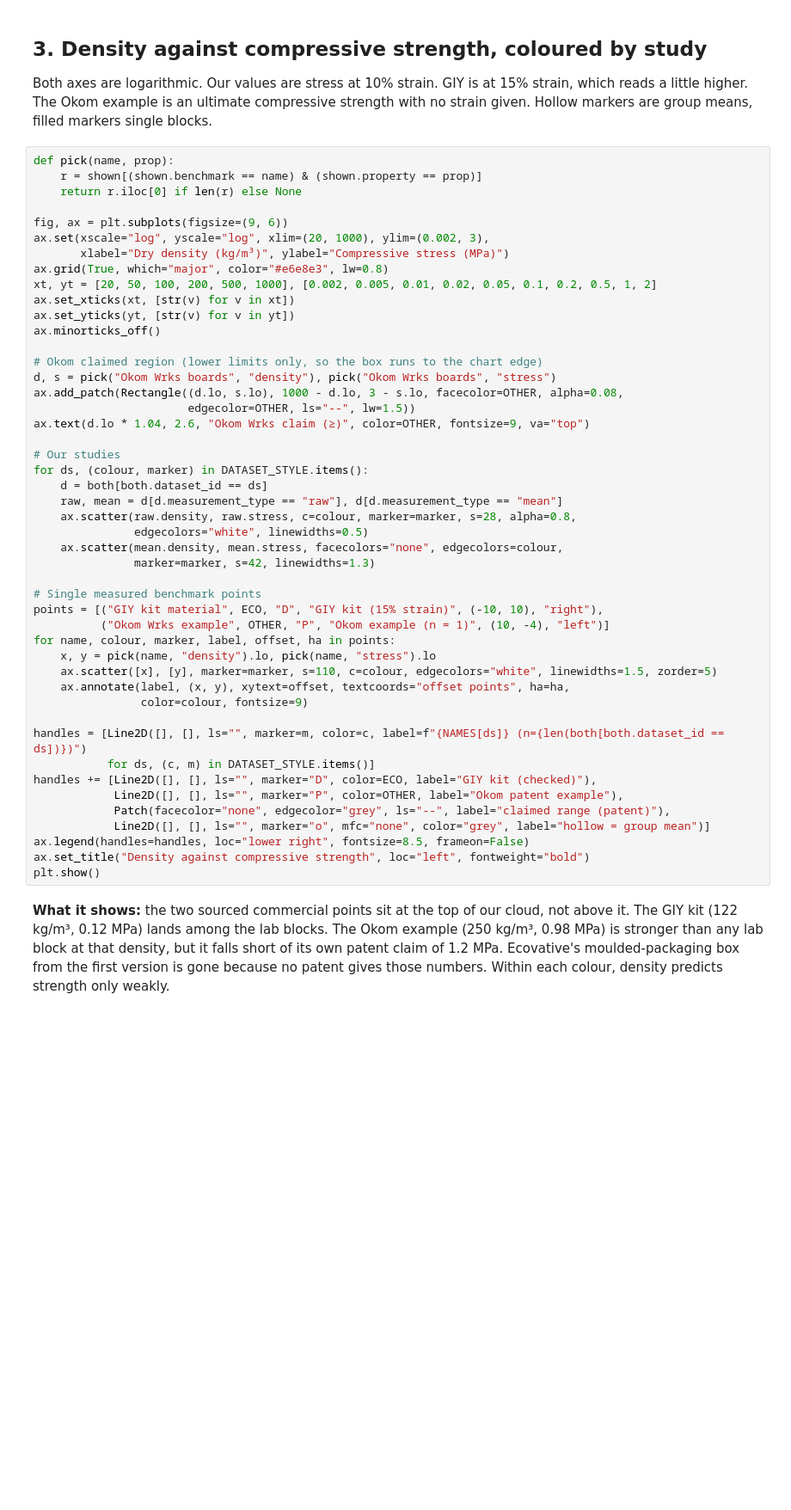
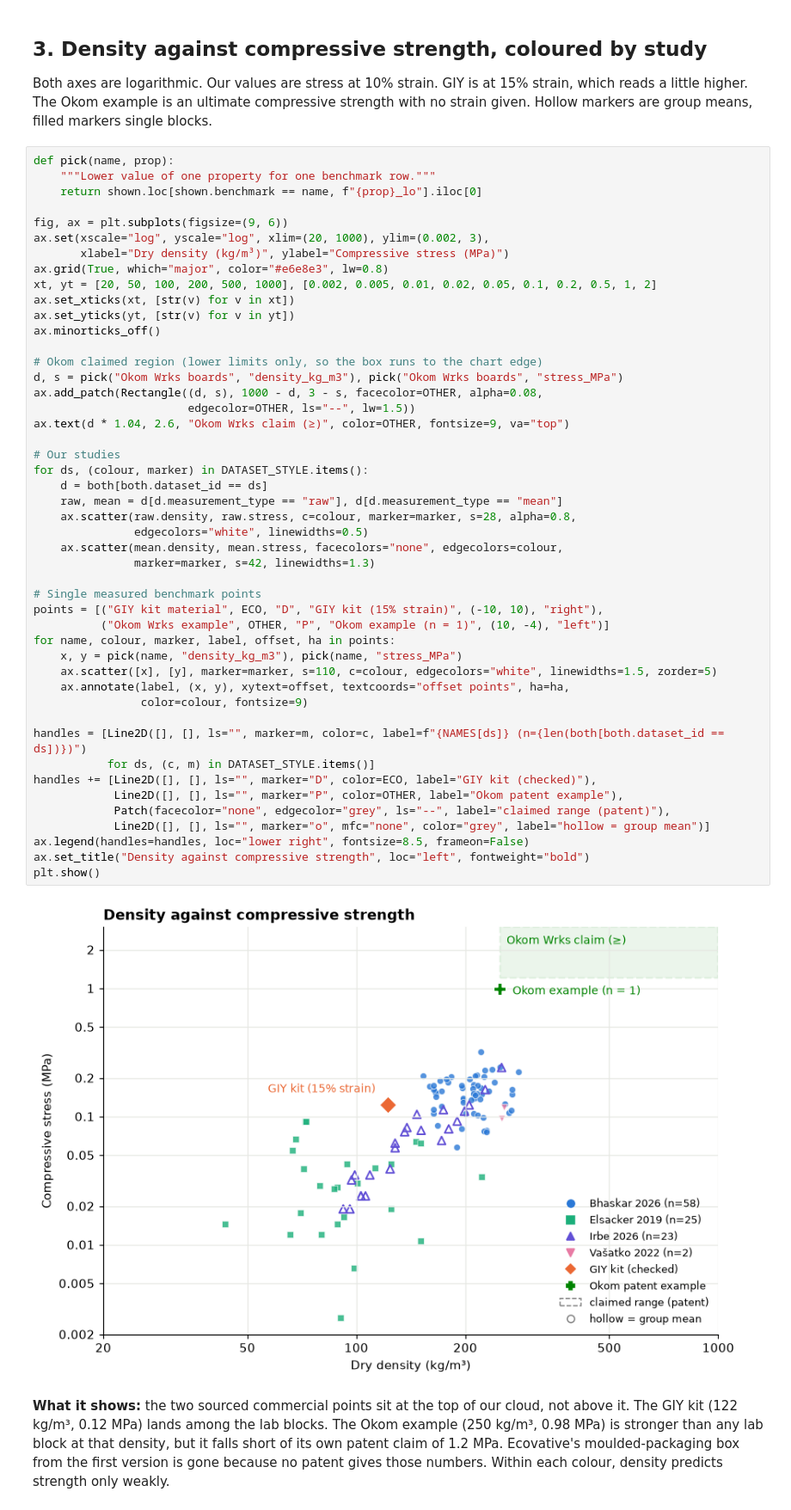
Before and after one commit to sylaslau/myco_demo, a Jupyter notebook: notebooks/0.2.benchmarks.ipynb, the cells around one changed output. Shown at 86% size. Cells and saved outputs as stored; diff of their text form; blank space fills up the shorter version.

```diff
--- a/notebooks/0.2.benchmarks.ipynb
+++ b/notebooks/0.2.benchmarks.ipynb
@@ -121,8 +207,8 @@ growth
 Both axes are logarithmic. Our values are stress at 10% strain. GIY is at 15% strain, which reads a little higher. The Okom example is an ultimate compressive strength with no strain given. Hollow markers are group means, filled markers single blocks.
 # %%
 def pick(name, prop):
-    r = shown[(shown.benchmark == name) & (shown.property == prop)]
-    return r.iloc[0] if len(r) else None
+    """Lower value of one property for one benchmark row."""
+    return shown.loc[shown.benchmark == name, f"{prop}_lo"].iloc[0]
 
 fig, ax = plt.subplots(figsize=(9, 6))
 ax.set(xscale="log", yscale="log", xlim=(20, 1000), ylim=(0.002, 3),
@@ -134,38 +220,40 @@ ax.set_yticks(yt, [str(v) for v in yt])
 ax.minorticks_off()
 
 # Okom claimed region (lower limits only, so the box runs to the chart edge)
-d, s = pick("Okom Wrks boards", "density"), pick("Okom Wrks boards", "stress")
-ax.add_patch(Rectangle((d.lo, s.lo), 1000 - d.lo, 3 - s.lo, facecolor=OTHER, alpha=0.08,
+d, s = pick("Okom Wrks boards", "density_kg_m3"), pick("Okom Wrks boards", "stress_MPa")
+ax.add_patch(Rectangle((d, s), 1000 - d, 3 - s, facecolor=OTHER, alpha=0.08,
                        edgecolor=OTHER, ls="--", lw=1.5))
-ax.text(d.lo * 1.04, 2.6, "Okom Wrks claim (≥)", color=OTHER, fontsize=9, va="top")
+ax.text(d * 1.04, 2.6, "Okom Wrks claim (≥)", color=OTHER, fontsize=9, va="top")
 
 # Our studies
 for ds, (colour, marker) in DATASET_STYLE.items():
     d = both[both.dataset_id == ds]
     raw, mean = d[d.measurement_type == "raw"], d[d.measurement_type == "mean"]
     ax.scatter(raw.density, raw.stress, c=colour, marker=marker, s=28, alpha=0.8,
                edgecolors="white", linewidths=0.5)
     ax.scatter(mean.density, mean.stress, facecolors="none", edgecolors=colour,
                marker=marker, s=42, linewidths=1.3)
 
 # Single measured benchmark points
 points = [("GIY kit material", ECO, "D", "GIY kit (15% strain)", (-10, 10), "right"),
           ("Okom Wrks example", OTHER, "P", "Okom example (n = 1)", (10, -4), "left")]
 for name, colour, marker, label, offset, ha in points:
-    x, y = pick(name, "density").lo, pick(name, "stress").lo
+    x, y = pick(name, "density_kg_m3"), pick(name, "stress_MPa")
     ax.scatter([x], [y], marker=marker, s=110, c=colour, edgecolors="white", linewidths=1.5, zorder=5)
     ax.annotate(label, (x, y), xytext=offset, textcoords="offset points", ha=ha,
                 color=colour, fontsize=9)
 
 handles = [Line2D([], [], ls="", marker=m, color=c, label=f"{NAMES[ds]} (n={len(both[both.dataset_id == ds])})")
            for ds, (c, m) in DATASET_STYLE.items()]
 handles += [Line2D([], [], ls="", marker="D", color=ECO, label="GIY kit (checked)"),
             Line2D([], [], ls="", marker="P", color=OTHER, label="Okom patent example"),
             Patch(facecolor="none", edgecolor="grey", ls="--", label="claimed range (patent)"),
             Line2D([], [], ls="", marker="o", mfc="none", color="grey", label="hollow = group mean")]
 ax.legend(handles=handles, loc="lower right", fontsize=8.5, frameon=False)
 ax.set_title("Density against compressive strength", loc="left", fontweight="bold")
 plt.show()
+# %% [output]
+[figure, added]
 # %% [markdown]
 **What it shows:** the two sourced commercial points sit at the top of our cloud, not above it. The GIY kit (122 kg/m³, 0.12 MPa) lands among the lab blocks. The Okom example (250 kg/m³, 0.98 MPa) is stronger than any lab block at that density, but it falls short of its own patent claim of 1.2 MPa. Ecovative's moulded-packaging box from the first version is gone because no patent gives those numbers. Within each colour, density predicts strength only weakly.
 # %%
```
Also changed, not shown: parts of 13 cells of this notebook, 8 other files.
